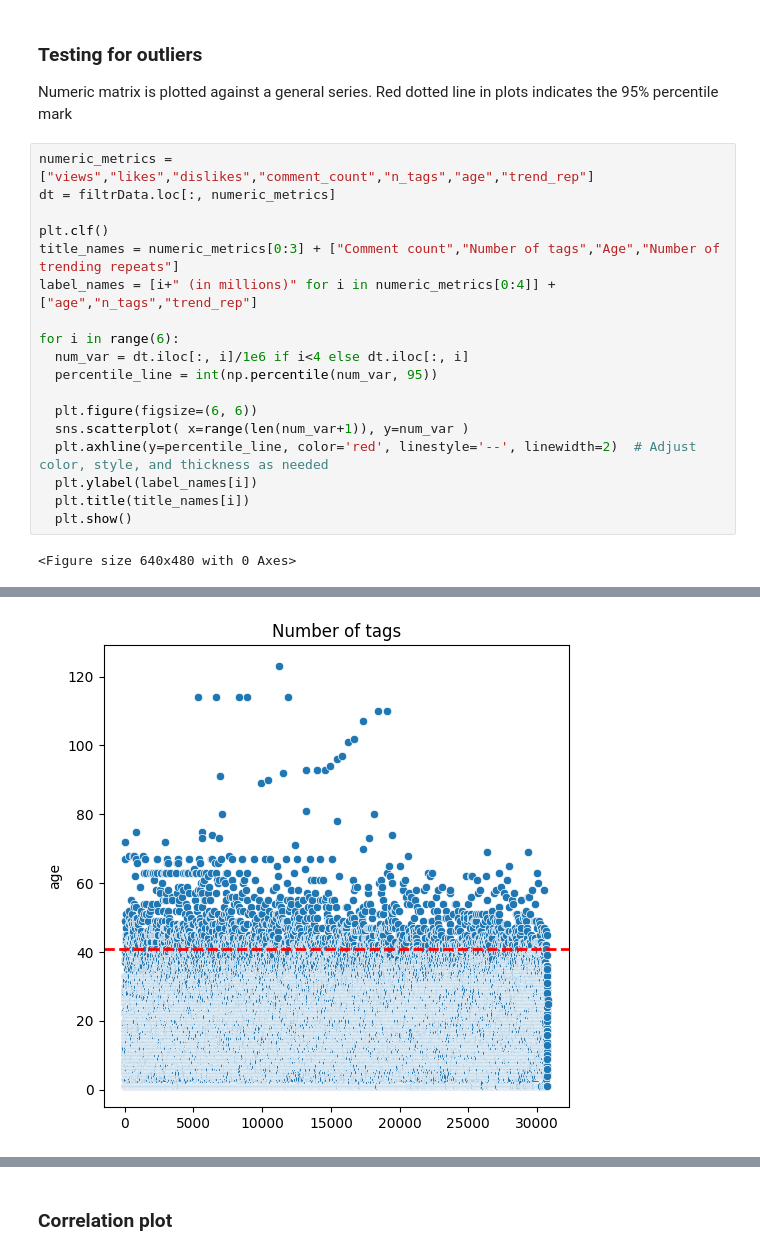
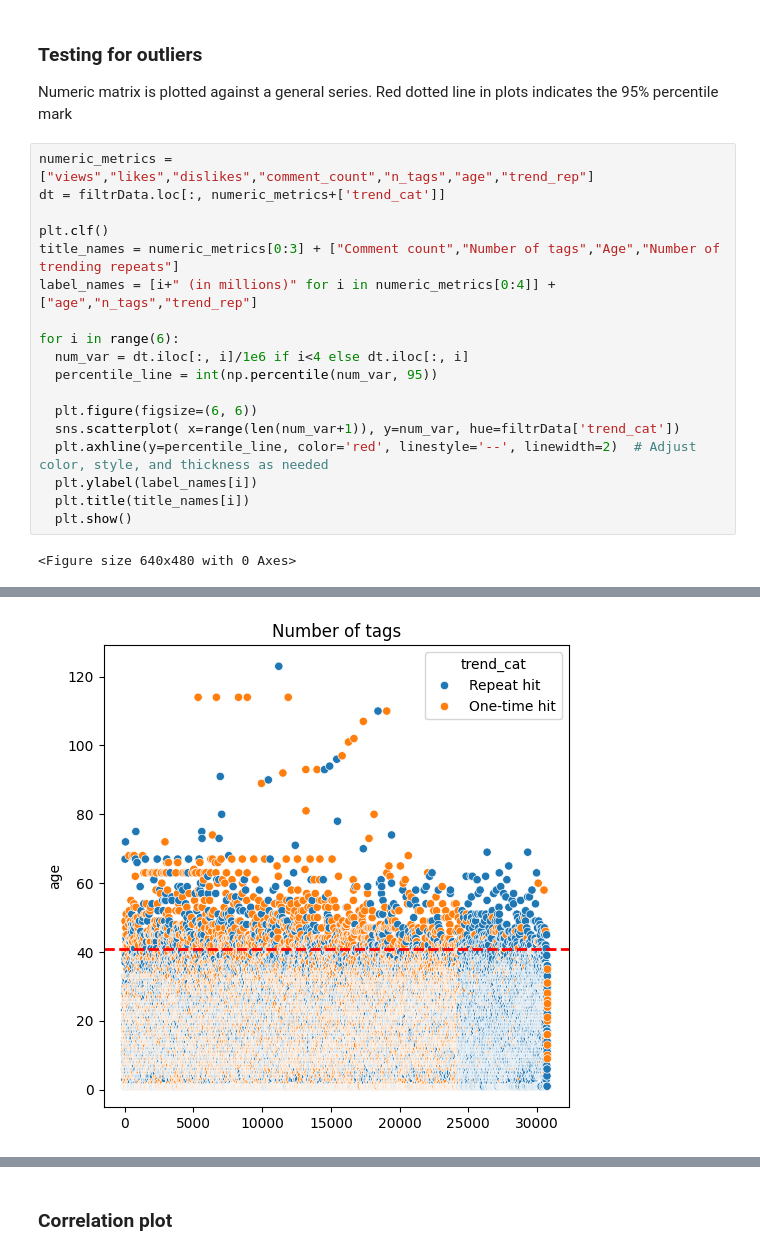
Before and after one commit to Thampi-hub/Springboard_RT, a Jupyter notebook: Capstone_2/2_DataWrangling/readData.ipynb, the cells around one changed output, grey strips where cells are left out. Cells and saved outputs as stored; diff of their text form.

```diff
--- a/Capstone_2/2_DataWrangling/readData.ipynb
+++ b/Capstone_2/2_DataWrangling/readData.ipynb
@@ -241,7 +261,7 @@ Trending repeats could be further subclassified into following classes if furteh
 Numeric matrix is plotted against a general series. Red dotted line in plots indicates the 95% percentile mark
 # %%
 numeric_metrics = ["views","likes","dislikes","comment_count","n_tags","age","trend_rep"]
-dt = filtrData.loc[:, numeric_metrics]
+dt = filtrData.loc[:, numeric_metrics+['trend_cat']]
 
 plt.clf()
 title_names = numeric_metrics[0:3] + ["Comment count","Number of tags","Age","Number of trending repeats"]
@@ -252,7 +272,7 @@ for i in range(6):
   percentile_line = int(np.percentile(num_var, 95))
 
   plt.figure(figsize=(6, 6))
-  sns.scatterplot( x=range(len(num_var+1)), y=num_var )
+  sns.scatterplot( x=range(len(num_var+1)), y=num_var, hue=filtrData['trend_cat'])
   plt.axhline(y=percentile_line, color='red', linestyle='--', linewidth=2)  # Adjust color, style, and thickness as needed
   plt.ylabel(label_names[i])
   plt.title(title_names[i])
@@ -266 +286 @@ for i in range(6):
-[figure, old version]
+[figure, new version]
```
Also changed, not shown: parts of 12 cells of this notebook.
